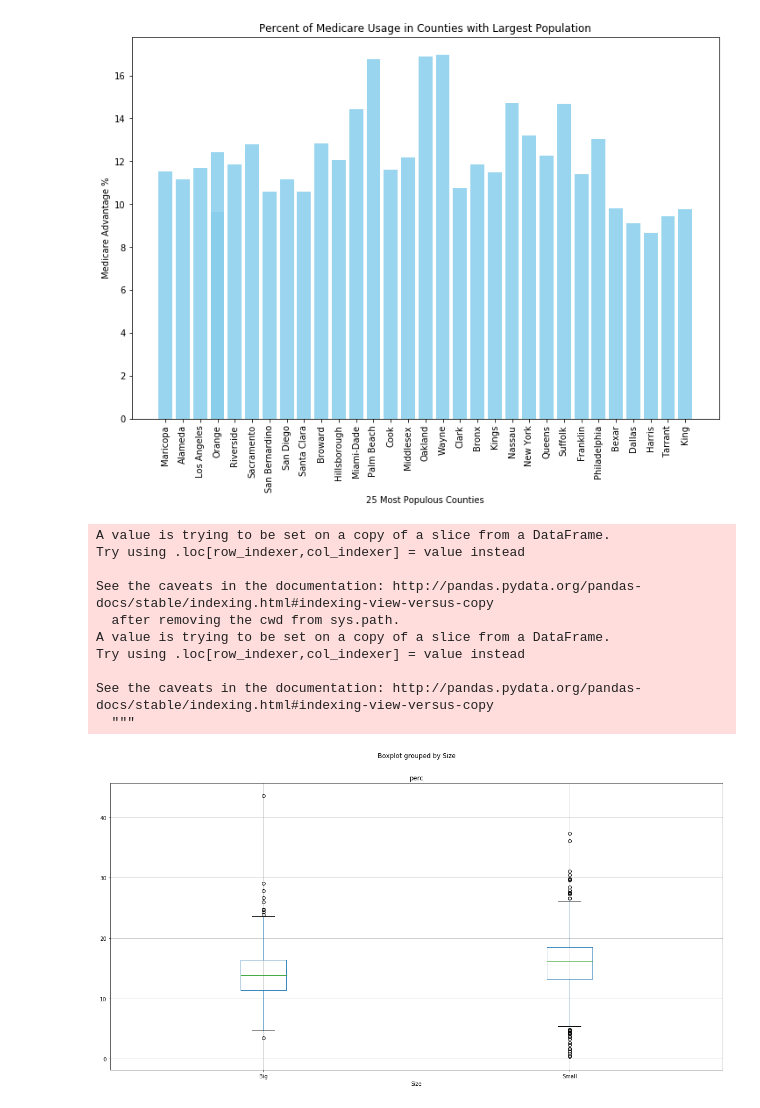
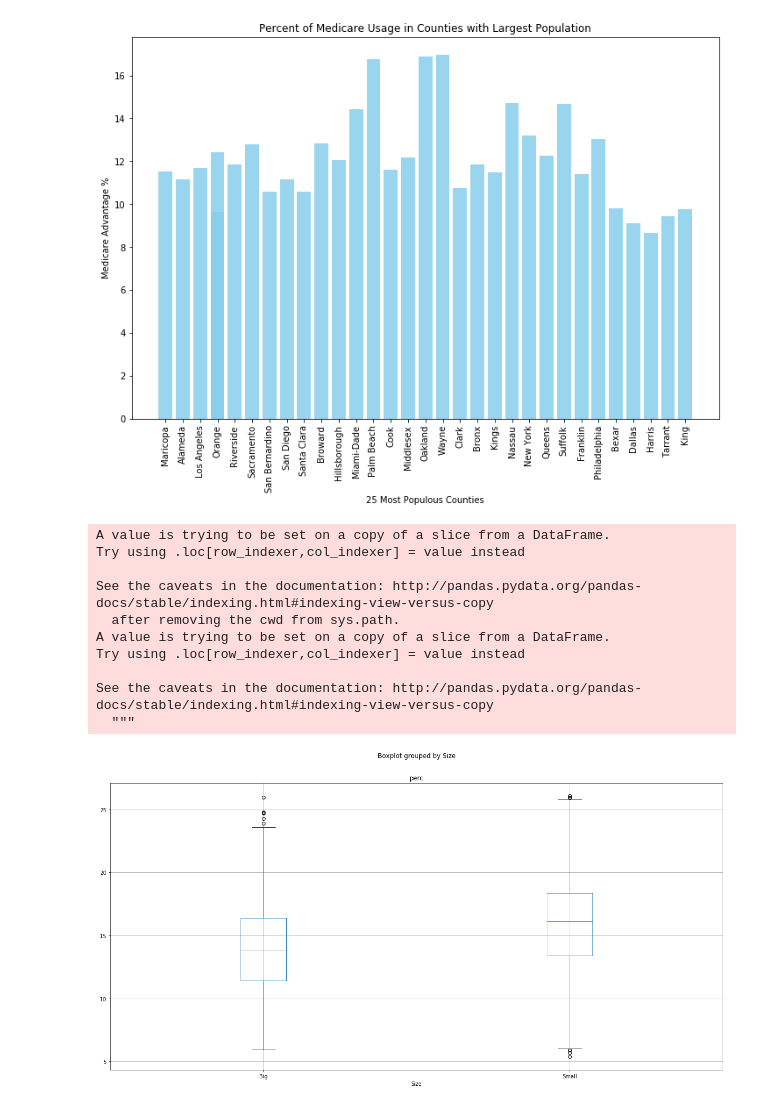
Before and after one commit to younesk93/Project-1, a Jupyter notebook: Project/SM-Main.ipynb, the cells around one changed output. Cells and saved outputs as stored; diff of their text form; code cells hidden in the pictures.

```diff
--- a/Project/SM-Main.ipynb
+++ b/Project/SM-Main.ipynb
@@ -259,35 +259,50 @@ plt.savefig('LargestMedicareStates.png')
 plt.show()
 # %% [output]
 [figure]
+# %%
+
+
+
+q1 = np.percentile(PopvMed.perc, 25)
+q3 = np.percentile(PopvMed.perc, 75)
+
+iqr = (q3-q1)
+
+lowerboundary = q1 - (1.5 * iqr)
+upperboundary = q3 + (1.5 * iqr)
+
+df = PopvMed[PopvMed.perc >= lowerboundary]
+df = df[df.perc <= upperboundary]
 # %%
-BigCounty = PopvMed[PopvMed.TOT_POP > np.percentile(PopvMed.TOT_POP,75)]
-SmallCounty = PopvMed[PopvMed.TOT_POP < np.percentile(PopvMed.TOT_POP,25)]
+BigCounty = df[df.TOT_POP > np.percentile(df.TOT_POP,75)]
+SmallCounty = df[df.TOT_POP < np.percentile(df.TOT_POP,25)]
 
 BigCounty["Size"] = "Big"
 SmallCounty["Size"] = "Small"
 
 
 BigCounty = BigCounty[['Size', 'perc']]
 SmallCounty = SmallCounty[['Size', 'perc']]
 
 AllCounty = [BigCounty, SmallCounty]
 
 AllCounty = pd.concat(AllCounty).reset_index(drop=True)
 
+
 boxplotimage = AllCounty.boxplot("perc", by="Size", figsize=(20, 10))
-stats.ttest_ind(BigCounty.perc, SmallCounty.perc, equal_var=False)
+stats.ttest_ind(SmallCounty.perc, BigCounty.perc, equal_var=False)
 
 fig = boxplotimage.get_figure()
 fig.savefig("boxplot_med.png")
 # %% [output]
 A value is trying to be set on a copy of a slice from a DataFrame.
 Try using .loc[row_indexer,col_indexer] = value instead
 
 See the caveats in the documentation: http://pandas.pydata.org/pandas-docs/stable/indexing.html#indexing-view-versus-copy
   after removing the cwd from sys.path.
 A value is trying to be set on a copy of a slice from a DataFrame.
 Try using .loc[row_indexer,col_indexer] = value instead
 
 See the caveats in the documentation: http://pandas.pydata.org/pandas-docs/stable/indexing.html#indexing-view-versus-copy
   """
-[figure, old version]
+[figure, new version]
```
